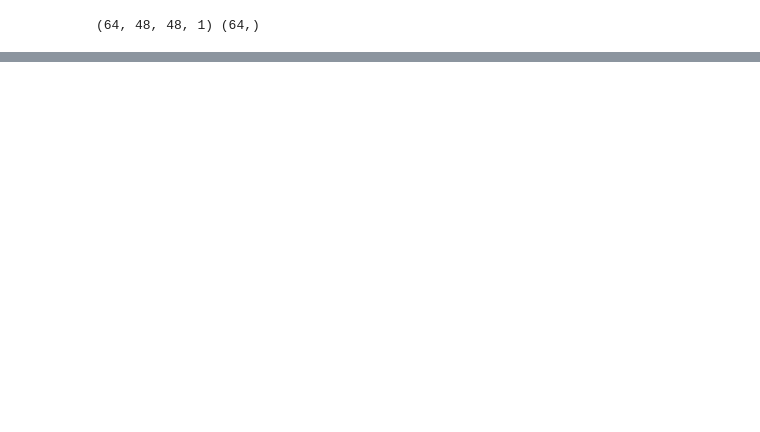
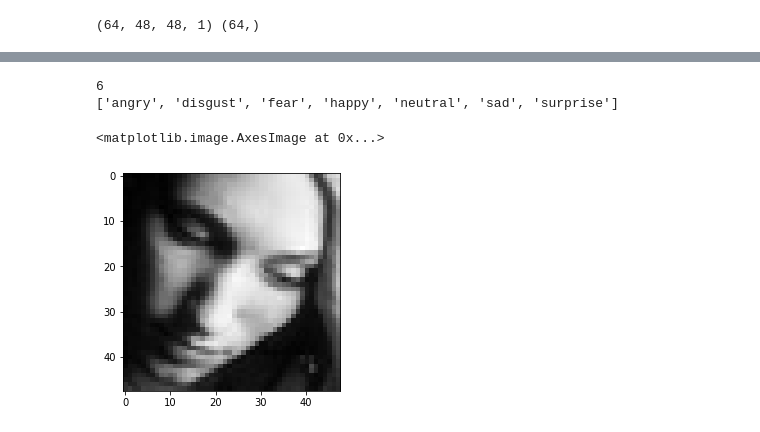
Before and after one commit to hikmatfarhat-ndu/CSC645, a Jupyter notebook: emotions.ipynb, the cells around one changed output, grey strips where cells are left out. Drawn from its saved outputs; the diff is of its cells as text; code cells hidden in the pictures; blank space fills up the shorter version.

```diff
--- a/emotions.ipynb
+++ b/emotions.ipynb
@@ -90,0 +102,5 @@ Found 7178 files belonging to 7 classes.
+# %%
+try:
+  model.load_weights("emotions_weights.h5")
+except:
+  pass
@@ -117,3 +137,0 @@ model.evaluate(test_dataset)
-# %%
-#tf.math.confusion_matrix(model.predict(test_dataset),dataset)
-y=model.predict(test_dataset)
@@ -153,0 +203,10 @@ y.shape
+# %%
+idx=149
+print(y[idx])
+print(dataset.class_names)
+plt.imshow(np.squeeze(x[idx]),cmap="gray")
+# %% [output]
+6
+['angry', 'disgust', 'fear', 'happy', 'neutral', 'sad', 'surprise']
+<matplotlib.image.AxesImage at 0x...>
+[figure, added]
```
Also changed, not shown: parts of 39 cells of this notebook.
